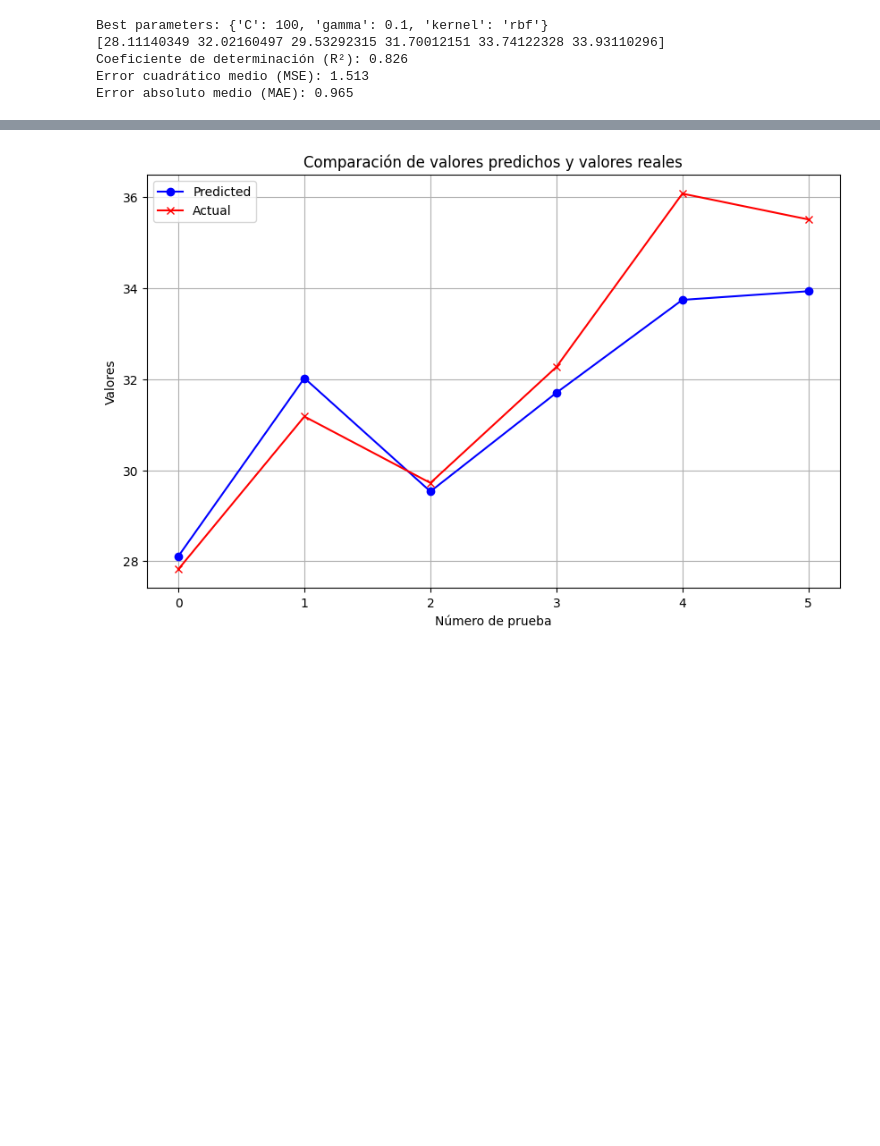
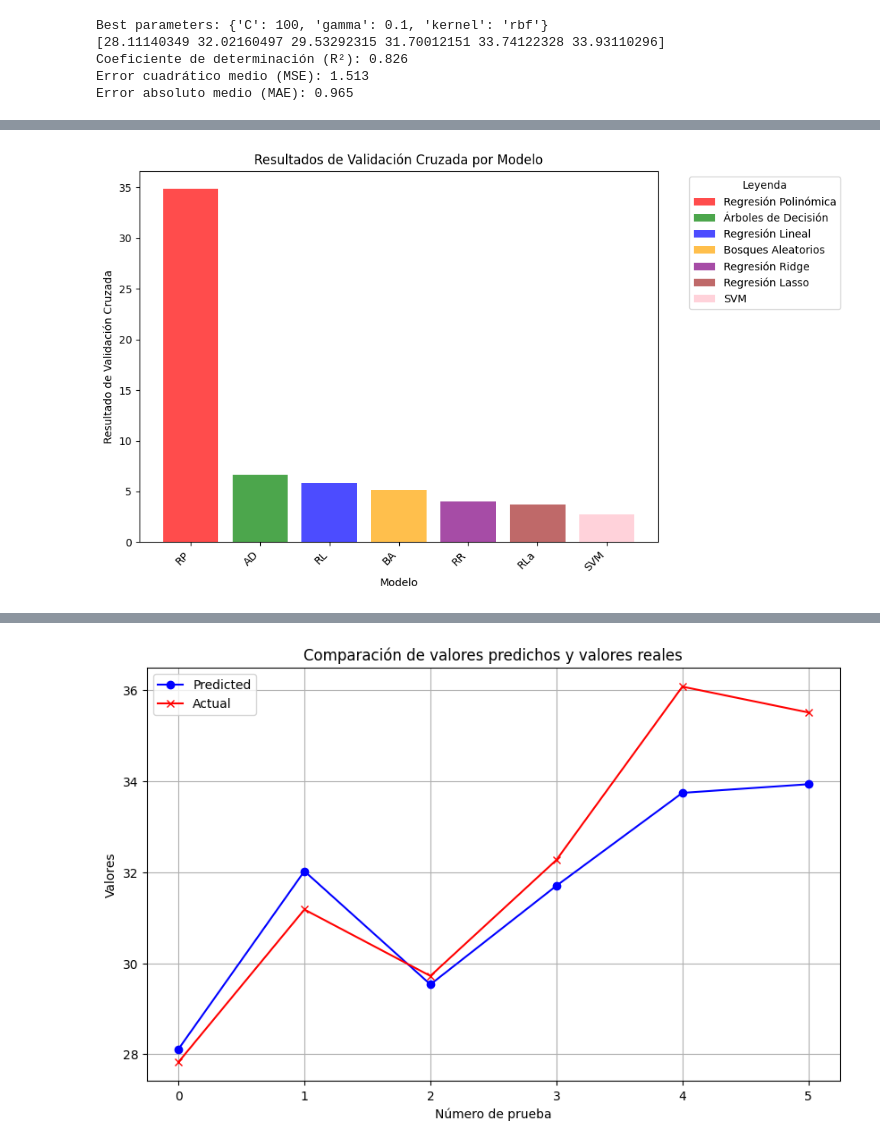
Before and after one commit to andreyparrilla/gasification_mlmodels, a Jupyter notebook: ml_models.ipynb, the cells around one changed output, grey strips where cells are left out. Drawn from its saved outputs; the diff is of its cells as text; code cells hidden in the pictures; blank space fills up the shorter version.

Commit message:
Modelos y gráficas actualizadas

```diff
--- a/ml_models.ipynb
+++ b/ml_models.ipynb
@@ -316,0 +285,28 @@ Note: you may need to restart the kernel to use updated packages.
+# %%
+# Nombres de los modelos en acrónimos
+model_names_acronyms = ['RP', 'AD', 'RL', 'BA', 'RR', 'RLa', 'SVM']
+
+# Nombres completos de los modelos para la leyenda
+full_model_names = ['Regresión Polinómica', 'Árboles de Decisión', 'Regresión Lineal', 'Bosques Aleatorios', 'Regresión Ridge', 'Regresión Lasso', 'SVM']
+
+# Resultados de la validación cruzada para cada modelo
+cross_val_results = [34.863, 6.682, 5.835, 5.175, 4.021, 3.752, 2.765]
+
+# Lista de colores, uno para cada modelo
+colors = ['red', 'green', 'blue', 'orange', 'purple', 'brown', 'pink']
+
+plt.figure(figsize=(10, 6))
+bars = plt.bar(model_names_acronyms, cross_val_results, color=colors, alpha=0.7)
+
+plt.title('Resultados de Validación Cruzada por Modelo')
+plt.xlabel('Modelo')
+plt.ylabel('Resultado de Validación Cruzada')
+plt.xticks(rotation=45, ha="right")  # Rotar los acrónimos de los modelos para mejor visualización
+
+# Crear leyenda con nombres completos
+plt.legend(bars, full_model_names, title="Leyenda", bbox_to_anchor=(1.05, 1), loc='upper left')
+
+plt.tight_layout()  # Ajustar automáticamente los parámetros de la subtrama para dar un padding especificado
+plt.show()
+# %% [output]
+[figure, added]
```
Also changed, not shown: parts of 6 cells of this notebook.
